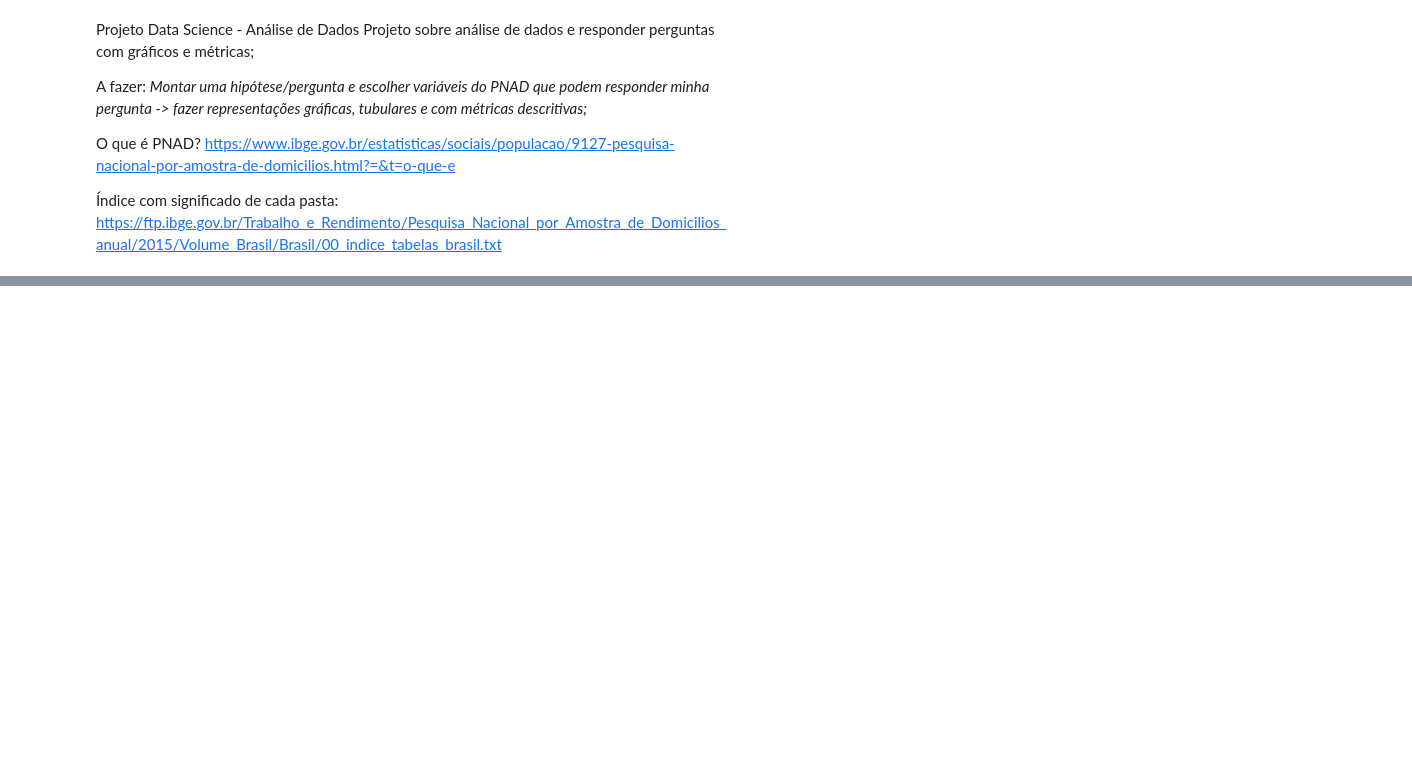
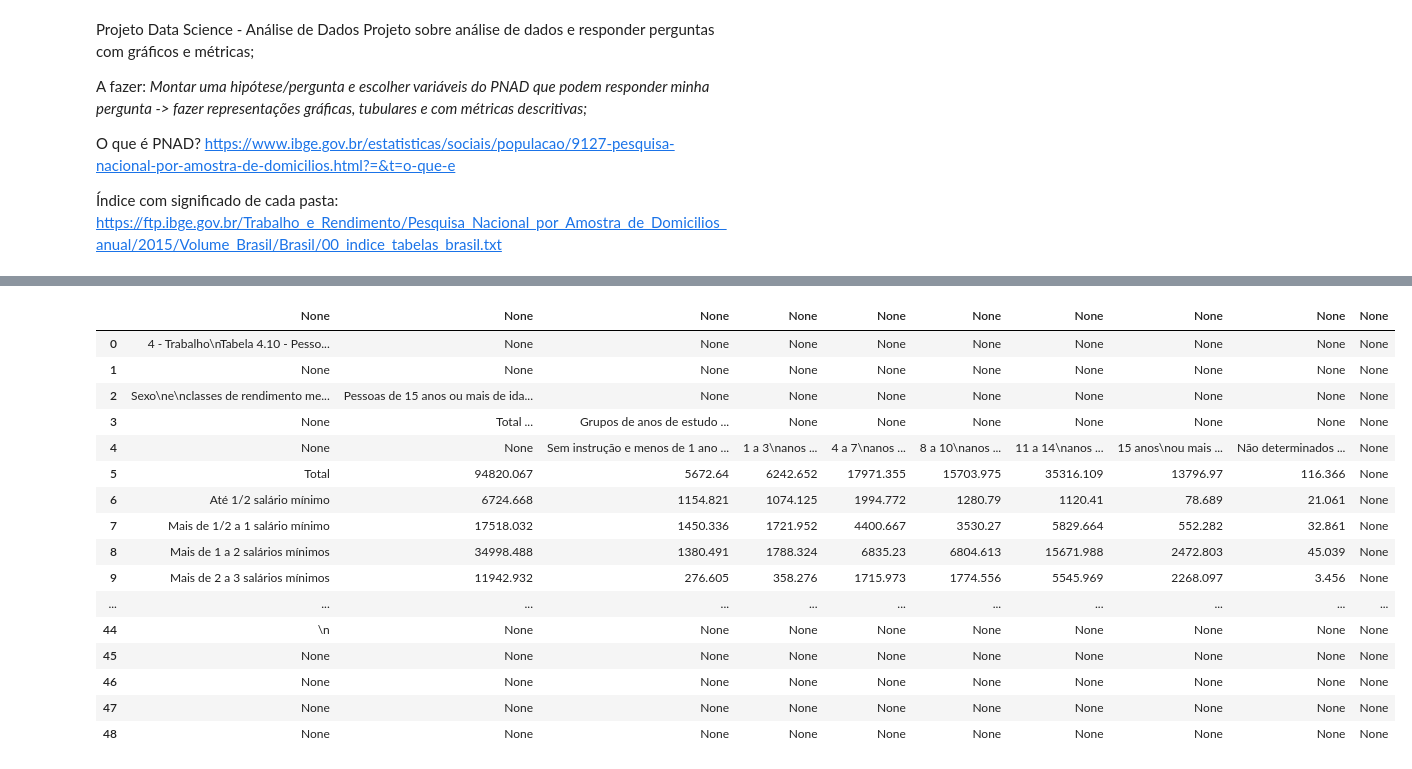
Before and after one commit to Igorprogr/Analise-de-Dados-PNAD, a Jupyter notebook: Análise_de_Dados_Dados_PNAD.ipynb, the cells around one changed output, grey strips where cells are left out. Saved outputs shown, nothing was run; the diff lists cells and outputs as text; code cells hidden in the pictures; blank space fills up the shorter version.

Commit message:
:construction: feat: Instala dependências iniciais, importa biblioteca, define a primeira tabela de dados

```diff
--- a/Análise_de_Dados_Dados_PNAD.ipynb
+++ b/Análise_de_Dados_Dados_PNAD.ipynb
@@ -16,0 +59,11 @@ https://ftp.ibge.gov.br/Trabalho_e_Rendimento/Pesquisa_Nacional_por_Amostra_de_D
+# %%
+def read_ods(filename, sheet_index=0):
+  doc = ezodf.opendoc(filename)
+  sheet = doc.sheets[sheet_index]
+
+  data = [[cell.value for cell in row] for row in sheet.rows()]
+  df = pd.DataFrame(data[1:], columns=data[0])
+
+  return df
+# %%
+df_rendimentoMensalTrabalho = read_ods('rendimentoMensalTrabalho.ods')
@@ -16,0 +85,20 @@ https://ftp.ibge.gov.br/Trabalho_e_Rendimento/Pesquisa_Nacional_por_Amostra_de_D
+# %%
+df_rendimentoMensalTrabalho.head(150)
+# %% [output]
+|  | None | None | None | None | None | None | None | None | None | None |
+| 0 | 4 - Trabalho\nTabela 4.10 - Pesso... | None | None | None | None | None | None | None | None | None |
+| 1 | None | None | None | None | None | None | None | None | None | None |
+| 2 | Sexo\ne\nclasses de rendimento me... | Pessoas de 15 anos ou mais de ida... | None | None | None | None | None | None | None | None |
+| 3 | None | Total ... | Grupos de anos de estudo ... | None | None | None | None | None | None | None |
+| 4 | None | None | Sem instrução e menos de 1 ano ... | 1 a 3\nanos ... | 4 a 7\nanos ... | 8 a 10\nanos ... | 11 a 14\nanos ... | 15 anos\nou mais ... | Não determinados ... | None |
+| 5 | Total | 94820.067 | 5672.64 | 6242.652 | 17971.355 | 15703.975 | 35316.109 | 13796.97 | 116.366 | None |
+| 6 | Até 1/2 salário mínimo | 6724.668 | 1154.821 | 1074.125 | 1994.772 | 1280.79 | 1120.41 | 78.689 | 21.061 | None |
+| 7 | Mais de 1/2 a 1 salário mínimo | 17518.032 | 1450.336 | 1721.952 | 4400.667 | 3530.27 | 5829.664 | 552.282 | 32.861 | None |
+| 8 | Mais de 1 a 2 salários mínimos | 34998.488 | 1380.491 | 1788.324 | 6835.23 | 6804.613 | 15671.988 | 2472.803 | 45.039 | None |
+| 9 | Mais de 2 a 3 salários mínimos | 11942.932 | 276.605 | 358.276 | 1715.973 | 1774.556 | 5545.969 | 2268.097 | 3.456 | None |
+| ... | ... | ... | ... | ... | ... | ... | ... | ... | ... | ... |
+| 44 | \n | None | None | None | None | None | None | None | None | None |
+| 45 | None | None | None | None | None | None | None | None | None | None |
+| 46 | None | None | None | None | None | None | None | None | None | None |
+| 47 | None | None | None | None | None | None | None | None | None | None |
+| 48 | None | None | None | None | None | None | None | None | None | None |
```
Also changed, not shown: parts of 5 cells of this notebook.
